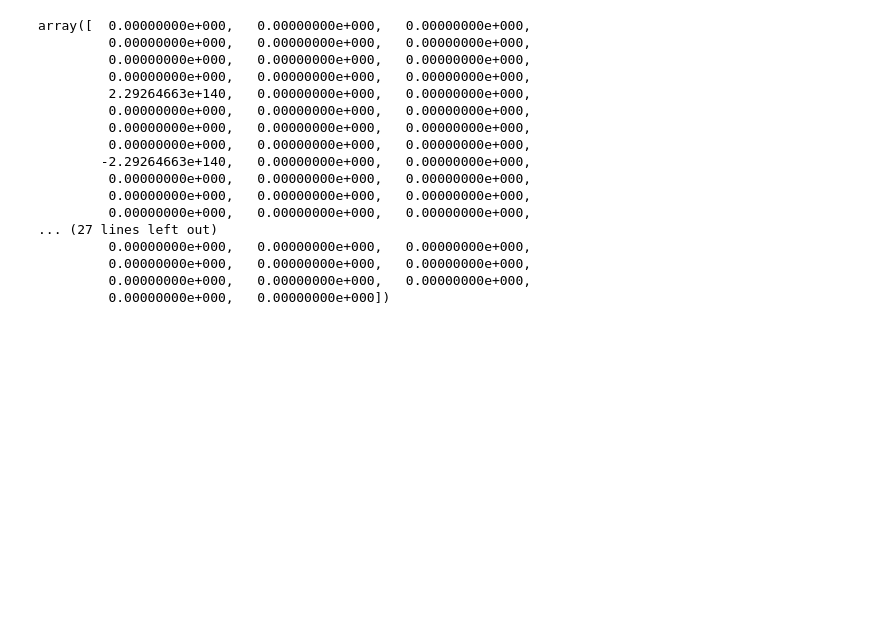
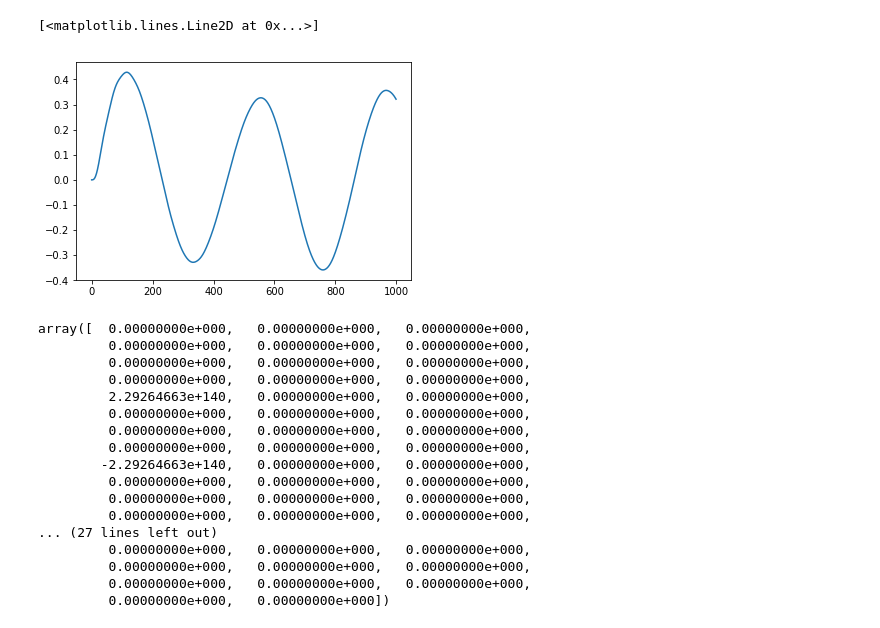
Before and after one commit to ybw2016v/fdtd, a Jupyter notebook: Untitled1.ipynb, the cells around one changed output. Cells and saved outputs as stored; diff of their text form; code cells hidden in the pictures; blank space fills up the shorter version.

```diff
--- a/Untitled1.ipynb
+++ b/Untitled1.ipynb
@@ -15,3 +14,8 @@ C=E[49,:]
+# %%
+plt.plot(k)
+# %% [output]
+[<matplotlib.lines.Line2D at 0x...>]
+[figure, added]
 # %%
 C[32,:]
 # %% [output]
```
Also changed, not shown: parts of 10 cells of this notebook, 13 other files.
